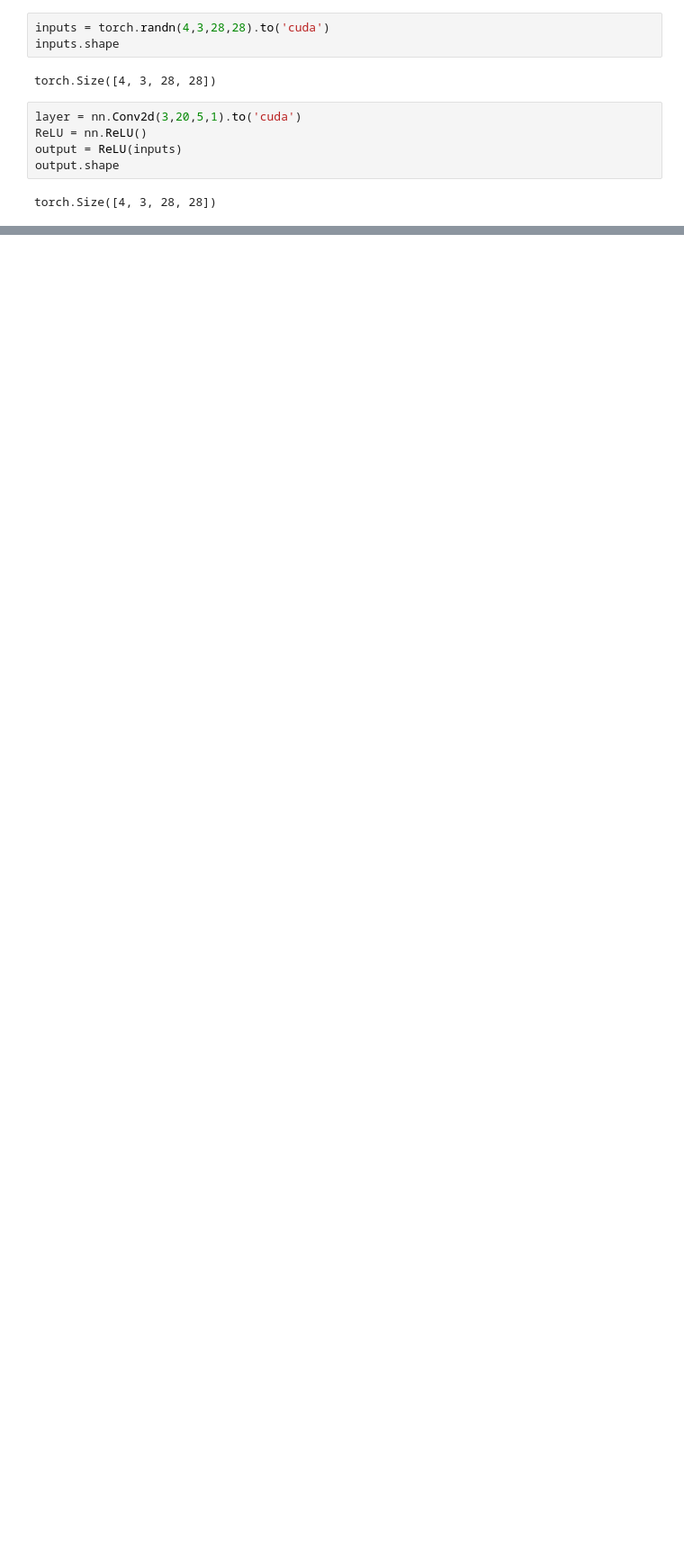
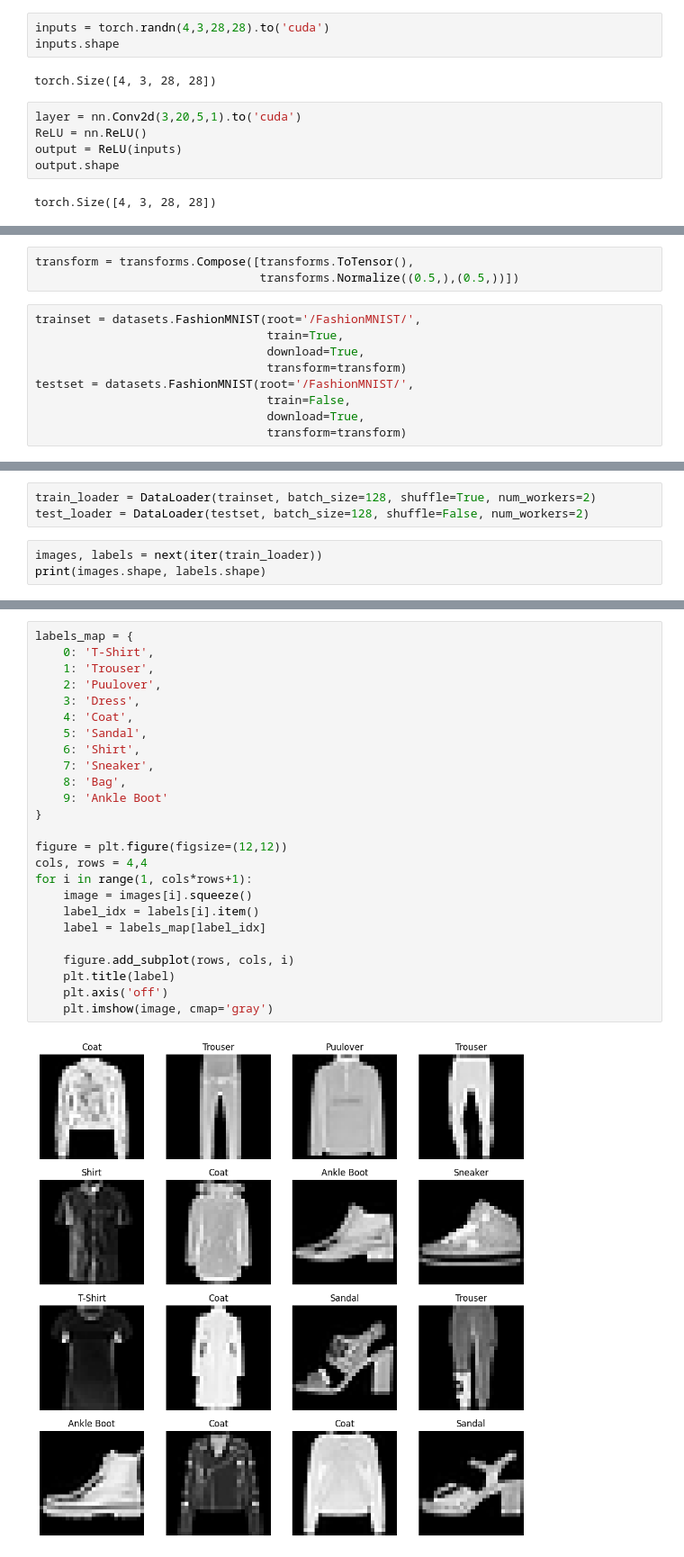
Before and after one commit to Jch-Lee/Statistical-ML, a Jupyter notebook: Project3_TeamProject/Practice/Torch_nn.ipynb, the cells around one changed output, grey strips where cells are left out. Shown: that part at 90% size. Cells and saved outputs as stored; diff of their text form; blank space fills up the shorter version.

```diff
--- a/Project3_TeamProject/Practice/Torch_nn.ipynb
+++ b/Project3_TeamProject/Practice/Torch_nn.ipynb
@@ -265,0 +422,12 @@ torch.Size([4, 3, 28, 28])
+# %%
+transform = transforms.Compose([transforms.ToTensor(),
+                                transforms.Normalize((0.5,),(0.5,))])
+# %%
+trainset = datasets.FashionMNIST(root='/FashionMNIST/',
+                                 train=True,
+                                 download=True,
+                                 transform=transform)
+testset = datasets.FashionMNIST(root='/FashionMNIST/',
+                                 train=False,
+                                 download=True,
+                                 transform=transform)
@@ -265,0 +450,6 @@ torch.Size([4, 3, 28, 28])
+# %%
+train_loader = DataLoader(trainset, batch_size=128, shuffle=True, num_workers=2)
+test_loader = DataLoader(testset, batch_size=128, shuffle=False, num_workers=2)
+# %%
+images, labels = next(iter(train_loader))
+print(images.shape, labels.shape)
@@ -265,0 +458,27 @@ torch.Size([4, 3, 28, 28])
+# %%
+labels_map = {
+    0: 'T-Shirt',
+    1: 'Trouser',
+    2: 'Puulover',
+    3: 'Dress',
+    4: 'Coat',
+    5: 'Sandal',
+    6: 'Shirt',
+    7: 'Sneaker',
+    8: 'Bag',
+    9: 'Ankle Boot'
+}
+
+figure = plt.figure(figsize=(12,12))
+cols, rows = 4,4
+for i in range(1, cols*rows+1):
+    image = images[i].squeeze()
+    label_idx = labels[i].item()
+    label = labels_map[label_idx]
+
+    figure.add_subplot(rows, cols, i)
+    plt.title(label)
+    plt.axis('off')
+    plt.imshow(image, cmap='gray')
+# %% [output]
+[figure, added]
```
Also changed, not shown: parts of 39 cells of this notebook, 1 other file.
